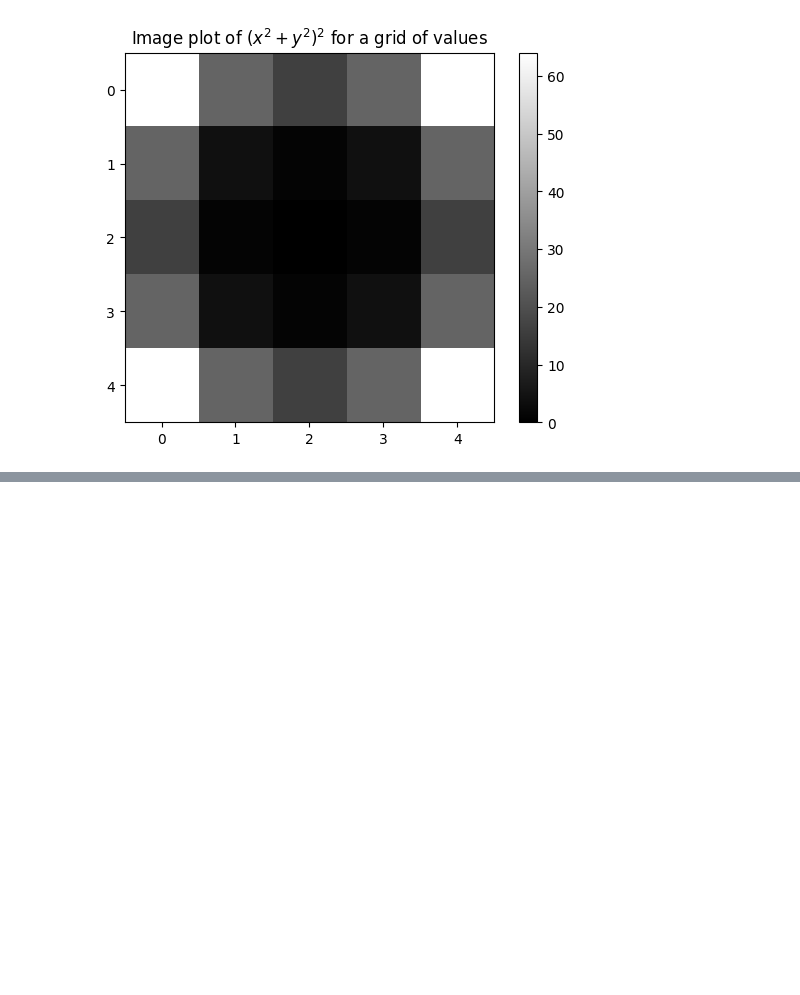
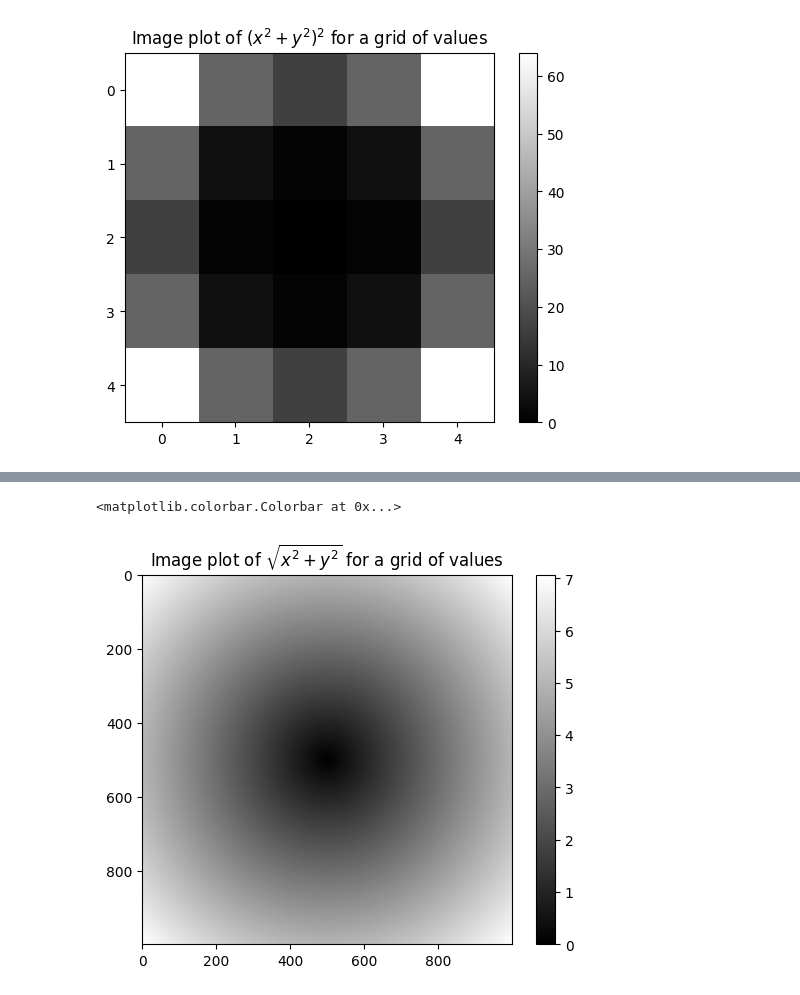
Before and after one commit to abhicodes07/Data-Science, a Jupyter notebook: 02_Numpy_Basics/09_Data_Processing.ipynb, the cells around one changed output, grey strips where cells are left out. Drawn from its saved outputs; the diff is of its cells as text; code cells hidden in the pictures; blank space fills up the shorter version.

```diff
--- a/02_Numpy_Basics/09_Data_Processing.ipynb
+++ b/02_Numpy_Basics/09_Data_Processing.ipynb
@@ -81,0 +84,4 @@ plt.imshow(z, cmap=plt.cm.grey); plt.colorbar()
+# %%
+points_2 = np.arange(-5, 5, 0.01, dtype=float).round(2) #thousands equally spaced points
+# rounding values to two decimal points
+points_2
@@ -81,0 +106,5 @@ plt.imshow(z, cmap=plt.cm.grey); plt.colorbar()
+# %%
+xs1, ys1 = np.meshgrid(points_2, points_2)
+# %%
+z1 = np.sqrt(xs1 ** 2 + ys1 ** 2).round(3)
+z1
@@ -81,0 +119,6 @@ plt.imshow(z, cmap=plt.cm.grey); plt.colorbar()
+# %%
+plt.title("Image plot of $\sqrt{x^2 + y^2}$ for a grid of values")
+plt.imshow(z1, cmap=plt.cm.grey); plt.colorbar()
+# %% [output]
+<matplotlib.colorbar.Colorbar at 0x...>
+[figure, added]
```
Also changed, not shown: parts of 3 cells of this notebook.
